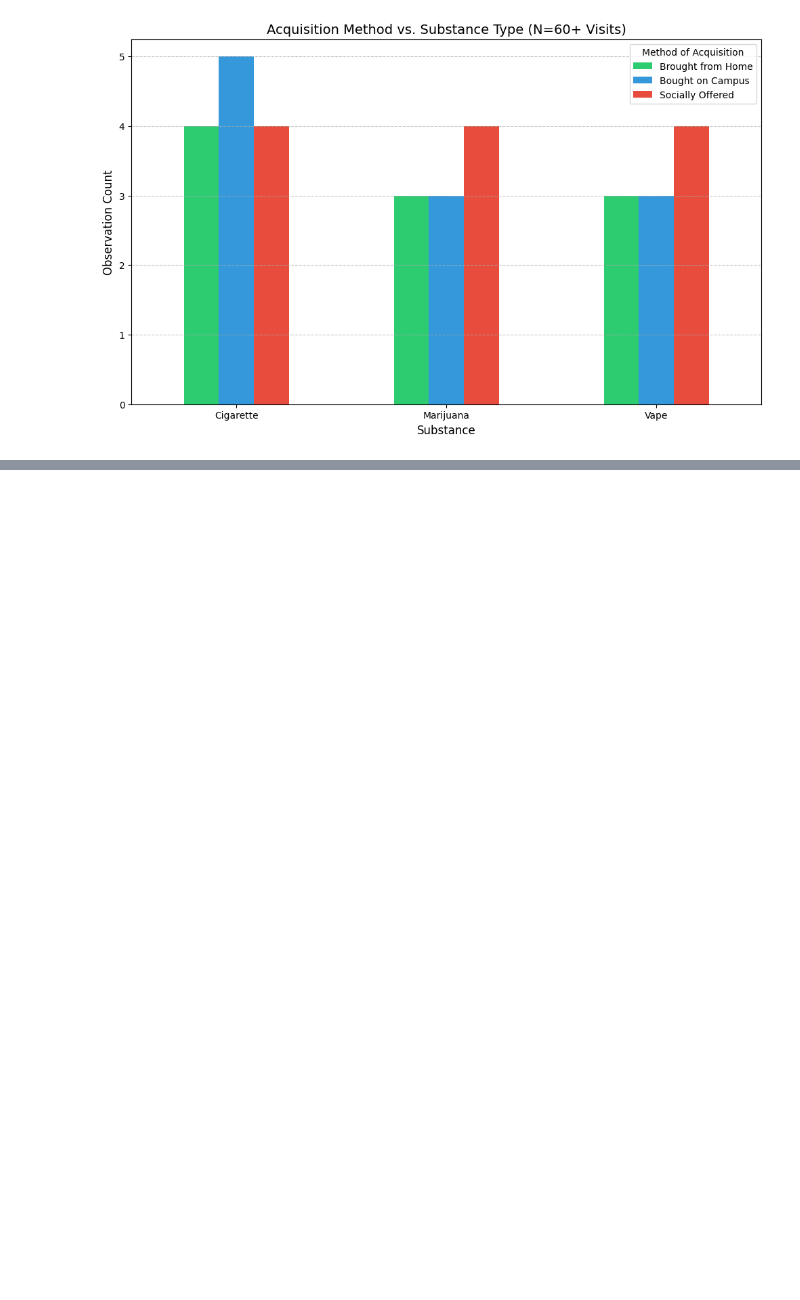
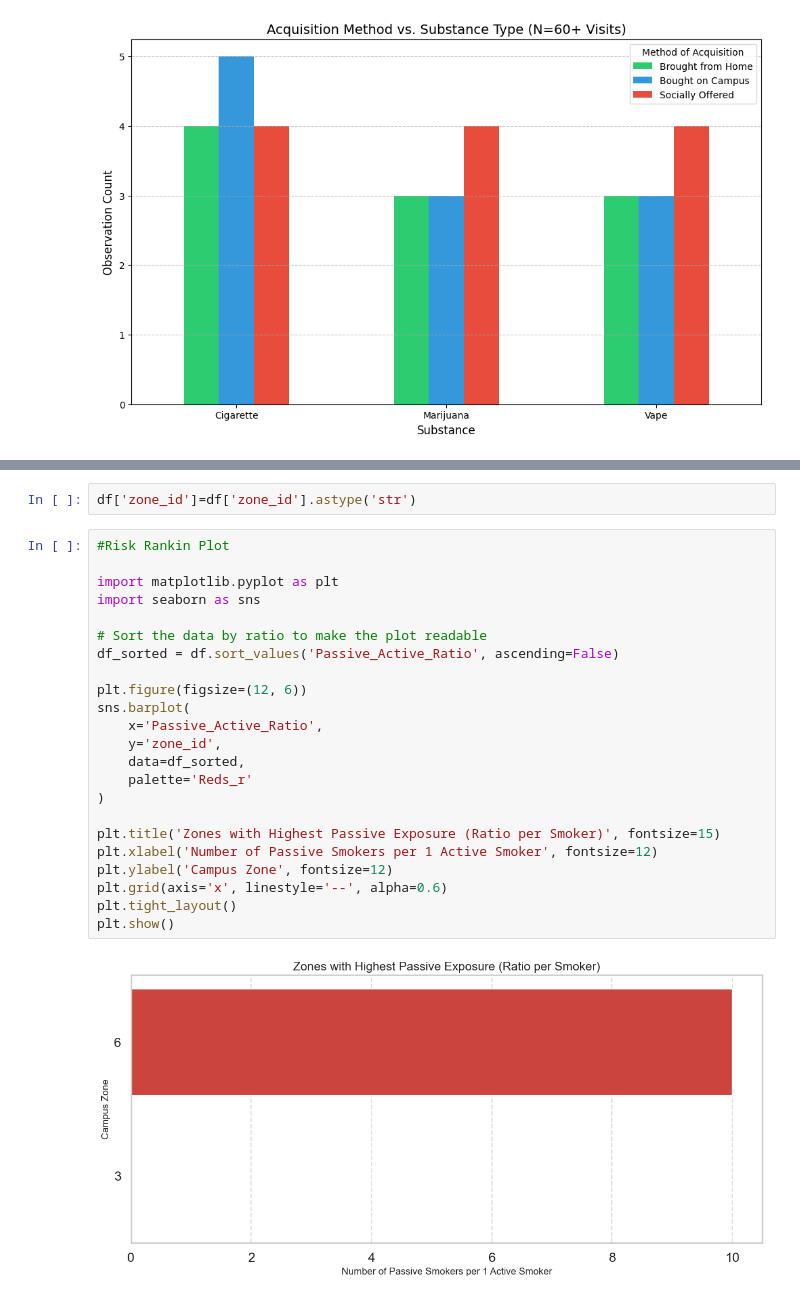
Before and after one commit to andresmg42/Analysis-POCUC-proyect, a Jupyter notebook: notebooks/analisis.ipynb, the cells around one changed output, grey strips where cells are left out. Drawn from its saved outputs; the diff is of its cells as text; blank space fills up the shorter version.

```diff
--- a/notebooks/analisis.ipynb
+++ b/notebooks/analisis.ipynb
@@ -1334,0 +1347,27 @@ plt.show()
+# %%
+df['zone_id']=df['zone_id'].astype('str')
+# %%
+#Risk Rankin Plot
+
+import matplotlib.pyplot as plt
+import seaborn as sns
+
+# Sort the data by ratio to make the plot readable
+df_sorted = df.sort_values('Passive_Active_Ratio', ascending=False)
+
+plt.figure(figsize=(12, 6))
+sns.barplot(
+    x='Passive_Active_Ratio',
+    y='zone_id',
+    data=df_sorted,
+    palette='Reds_r'
+)
+
+plt.title('Zones with Highest Passive Exposure (Ratio per Smoker)', fontsize=15)
+plt.xlabel('Number of Passive Smokers per 1 Active Smoker', fontsize=12)
+plt.ylabel('Campus Zone', fontsize=12)
+plt.grid(axis='x', linestyle='--', alpha=0.6)
+plt.tight_layout()
+plt.show()
+# %% [output]
+[figure, added]
```
Also changed, not shown: parts of 13 cells of this notebook, 4 other files.
